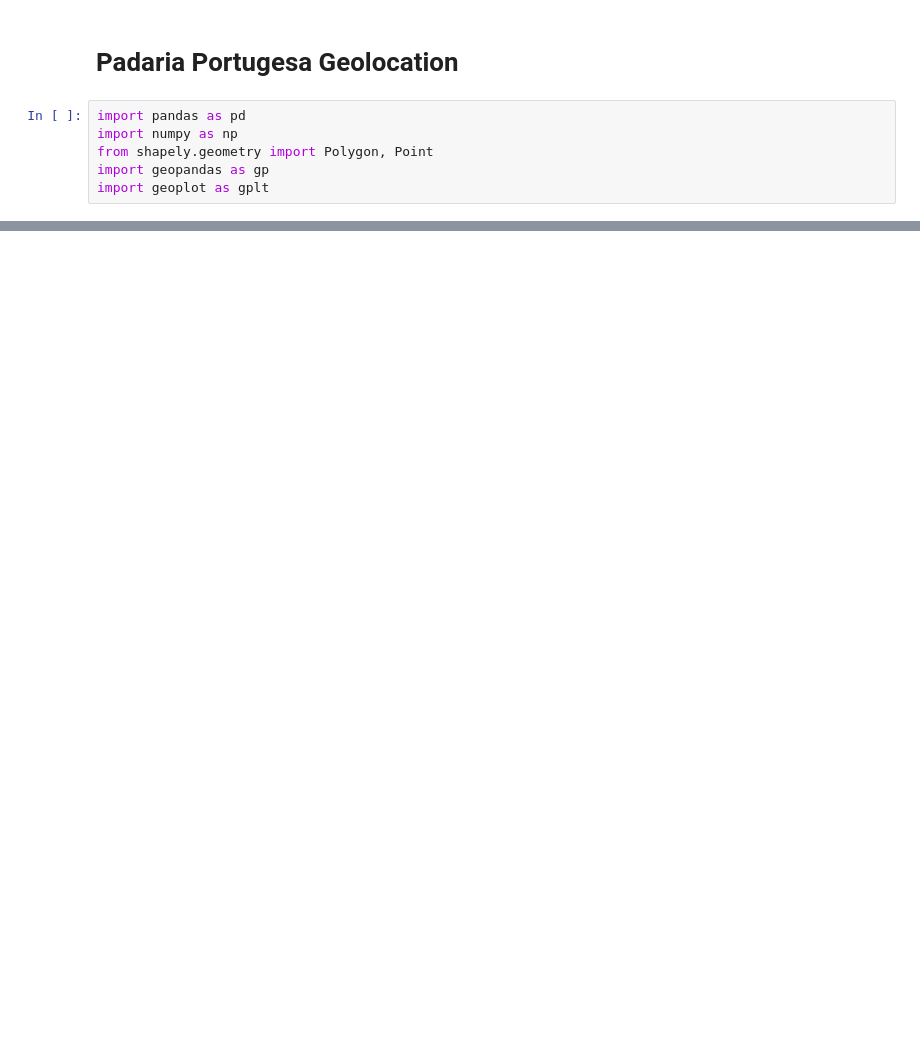
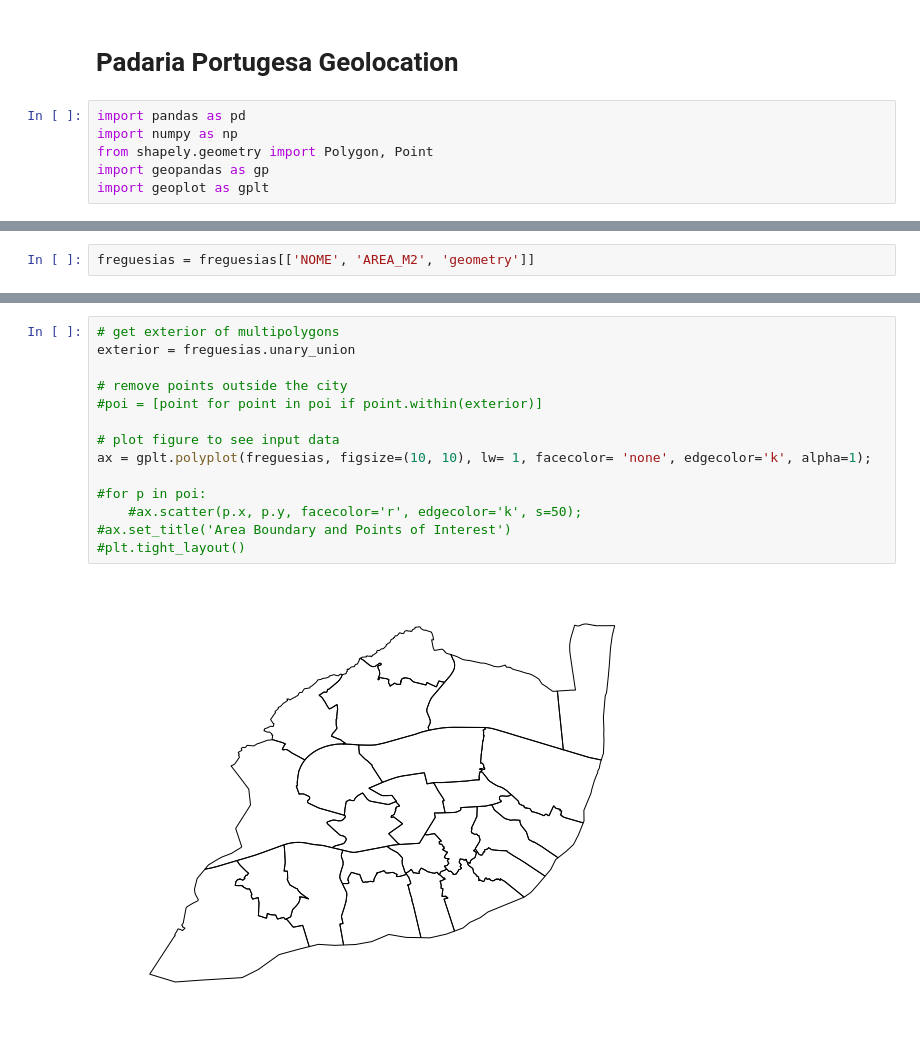
Before and after one commit to ricardozacarias/padarias, a Jupyter notebook: padarias.ipynb, the cells around one changed output, grey strips where cells are left out. Cells and saved outputs as stored; diff of their text form; blank space fills up the shorter version.

```diff
--- a/padarias.ipynb
+++ b/padarias.ipynb
@@ -12,0 +12,2 @@ DriverError: data/freguesias.shp: No such file or directory
+# %%
+freguesias = freguesias[['NOME', 'AREA_M2', 'geometry']]
@@ -12,0 +22,16 @@ DriverError: data/freguesias.shp: No such file or directory
+# %%
+# get exterior of multipolygons
+exterior = freguesias.unary_union
+
+# remove points outside the city
+#poi = [point for point in poi if point.within(exterior)]
+
+# plot figure to see input data
+ax = gplt.polyplot(freguesias, figsize=(10, 10), lw= 1, facecolor= 'none', edgecolor='k', alpha=1);
+
+#for p in poi:
+    #ax.scatter(p.x, p.y, facecolor='r', edgecolor='k', s=50);
+#ax.set_title('Area Boundary and Points of Interest')
+#plt.tight_layout()
+# %% [output]
+[figure, added]
```
Also changed, not shown: parts of 3 cells of this notebook.
